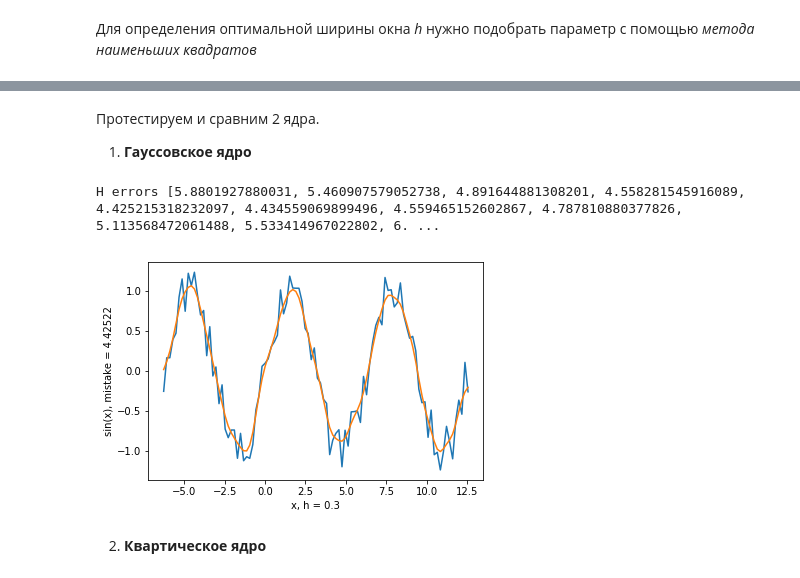
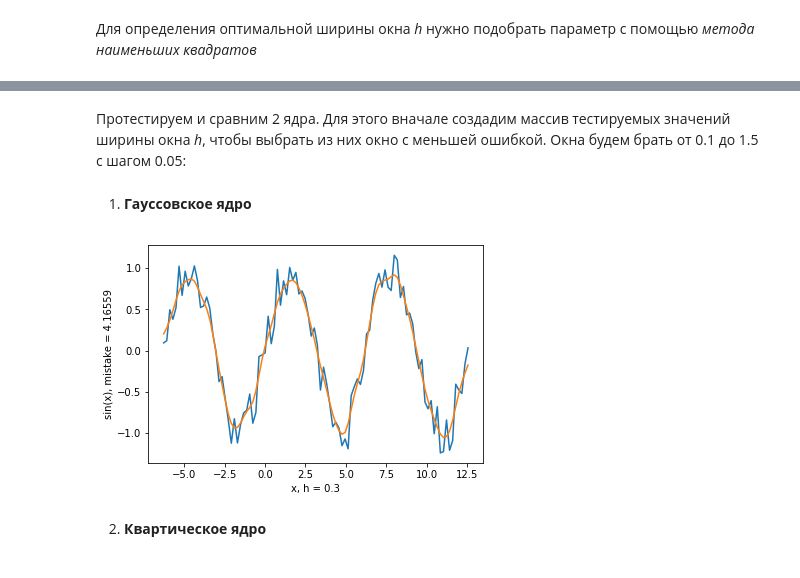
Before and after one commit to Dmitriy-kiselyov/MachineLearning, a Jupyter notebook: regression/regression.ipynb, the cells around one changed output, grey strips where cells are left out. Saved outputs shown, nothing was run; the diff lists cells and outputs as text; code cells hidden in the pictures.

```diff
--- a/regression/regression.ipynb
+++ b/regression/regression.ipynb
@@ -80,9 +81,7 @@ def loo(xl, yl, hl, kernel):
 # %%
-def test_by_kernel(kernel):
+def test_by_kernel(kernel, hl):
     # 1
-    hl = np.arange(0.1, 1, 0.05)
     h_errors = loo(xl, yl, hl, kernel)
-    print('H errors', h_errors)
 
     # 2
     min_i = np.argmin(h_errors)
@@ -96,13 +95,19 @@ def test_by_kernel(kernel):
     plot.xlabel('x, h = ' + str(best_h))
     plot.ylabel('sin(x), mistake = ' + str(h_error))
     plot.show()
+
+    #4
+    return h_errors
-# %% [markdown]
-Протестируем и сравним 2 ядра.
-1. **Гауссовское ядро**
-# %%
-test_by_kernel(gauss)
-# %% [output]
-H errors [5.8801927880031, 5.460907579052738, 4.891644881308201, 4.558281545916089, 4.425215318232097, 4.434559069899496, 4.559465152602867, 4.787810880377826, 5.113568472061488, 5.533414967022802, 6. ...
-[figure, removed]
+# %% [markdown]
+Протестируем и сравним 2 ядра.
+Для этого вначале создадим массив тестируемых значений ширины окна *h*, чтобы выбрать из них окно с меньшей ошибкой. Окна будем брать от 0.1 до 1.5 с шагом 0.05:
+# %%
+hl = np.arange(0.1, 1.5, 0.05)
+# %% [markdown]
+1. **Гауссовское ядро**
+# %%
+h_gauss_errors = test_by_kernel(gauss, hl)
+# %% [output]
+[figure, added]
 # %% [markdown]
 2. **Квартическое ядро**
```
Also changed, not shown: parts of 6 cells of this notebook, 1 other file.
